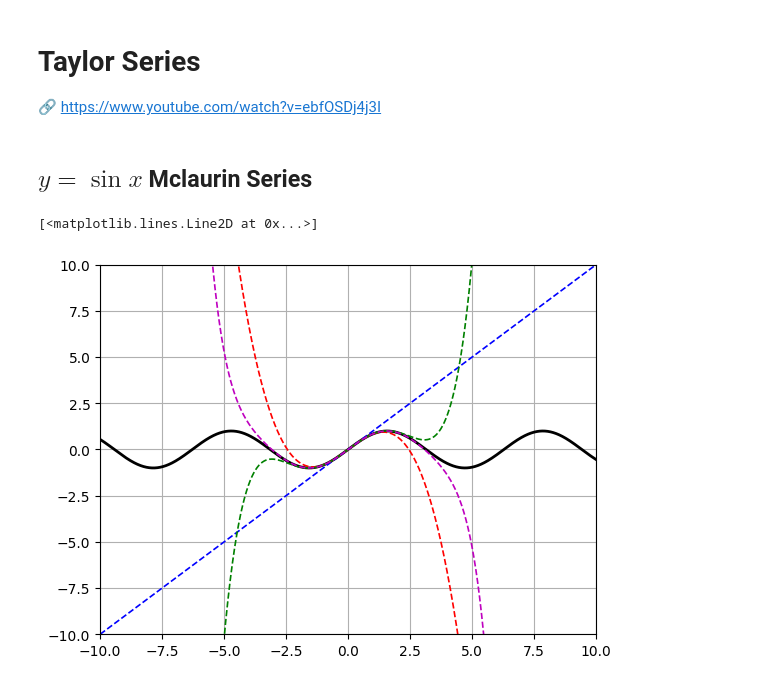
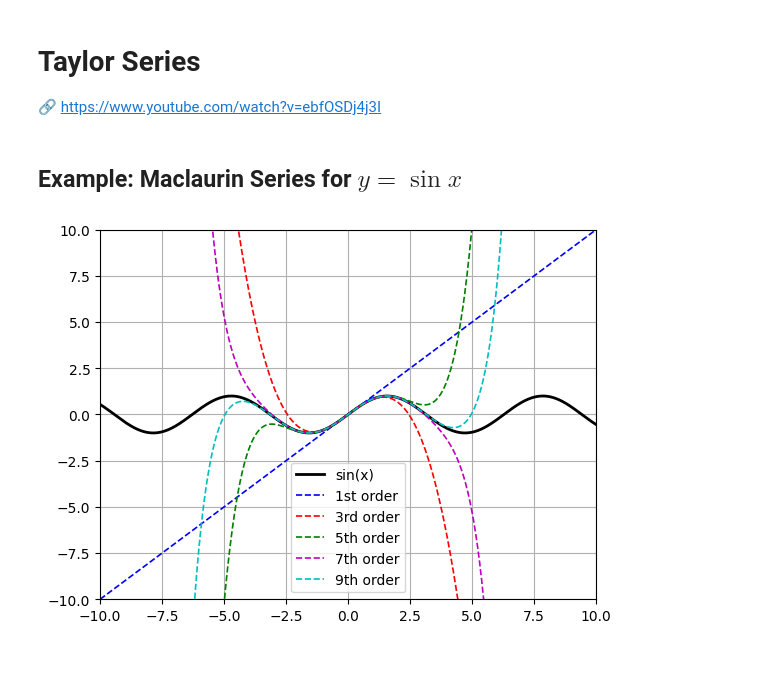
Before and after one commit to lshriver/scribing, a Jupyter notebook: notebooks/steve-brunton/taylor_series.ipynb, the cells around one changed output. Saved outputs shown, nothing was run; the diff lists cells and outputs as text; code cells hidden in the pictures.

Commit message:
completed Taylor series notebook

```diff
--- a/notebooks/steve-brunton/taylor_series.ipynb
+++ b/notebooks/steve-brunton/taylor_series.ipynb
@@ -7,35 +7,43 @@ from matplotlib import pyplot as plt
 from scipy.integrate import solve_ivp
 from scipy.special import factorial
 # %% [markdown]
-##  $y=\sin{x}$ Mclaurin Series
+## Example: Maclaurin Series for $y=\sin{x}$
 # %%
 x = np.linspace(-10, 10, 2000)
 y = np.sin(x)
 plt.plot(x, y, 'k', linewidth=2)
 plt.xlim(-10, 10)
 plt.ylim(-10, 10)
 plt.grid(True)
 
 # First-order Taylor expansion
 P = [1, 0]      # x + 0
 yT1 = np.polyval(P, x)
 plt.plot(x, yT1, 'b--', linewidth=1.2)
 
 # Third-order Taylor expansion
 P = [-1 / factorial(3), 0, 1, 0]    # -(1/3!)x^3 + x + 0
 yT3 = np.polyval(P, x)
 plt.plot(x, yT3, 'r--', linewidth=1.2)
 
 # Fifth-order Taylor expansion
 P = [1 / factorial(5), 0, -1 / factorial(3), 0, 1, 0]  # (1/5!)x^5 - (1/3!)x^3 + x + 0
 yT5 = np.polyval(P, x)
 plt.plot(x, yT5, 'g--', linewidth=1.2)
 
 # Seventh-order Taylor expansion
 P = [-1 / factorial(7), 0, 1 / factorial(5),
      0, -1 / factorial(3), 0, 1, 0]  # -(1/7!)x^7 + (1/5!)x^5 - (1/3!)x^3 + x + 0
 yT7 = np.polyval(P, x)
 plt.plot(x, yT7, 'm--', linewidth=1.2)
+
+# Ninth-order Taylor expansion
+P = [1 / factorial(9), 0, -1 / factorial(7), 0, 1 / factorial(5),
+     0, -1 / factorial(3), 0, 1, 0]     # (1/9!)x^9 - (1/7!)x^7 + (1/5!)x^5 - (1/3!)x^3 + x + 0
+yT8 = np.polyval(P, x)
+plt.plot(x, yT8, 'c--', linewidth=1.2)
+
+plt.legend(['sin(x)', '1st order', '3rd order', '5th order', '7th order', '9th order'])
+plt.show()
 # %% [output]
-[<matplotlib.lines.Line2D at 0x...>]
-[figure, old version]
+[figure, new version]
```
